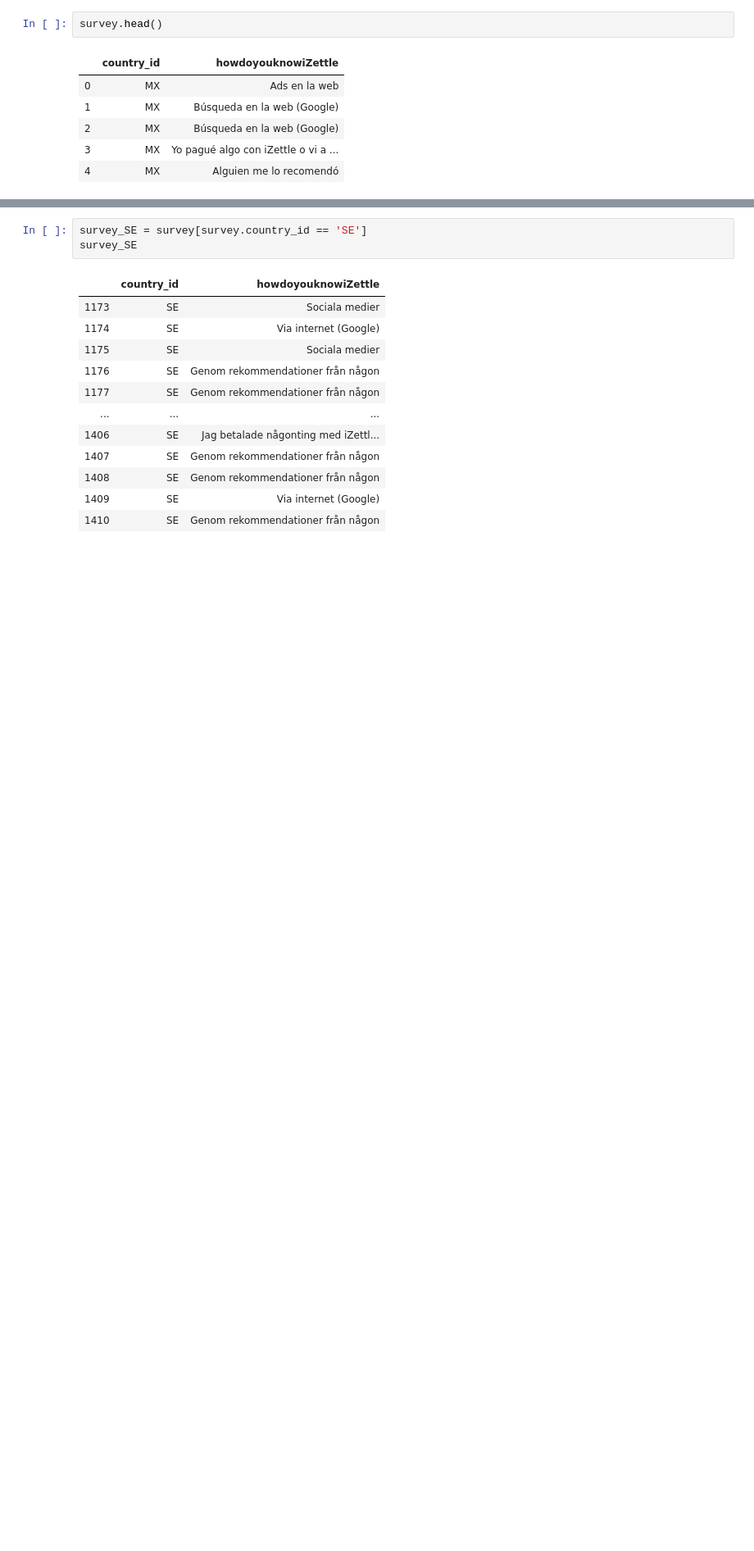
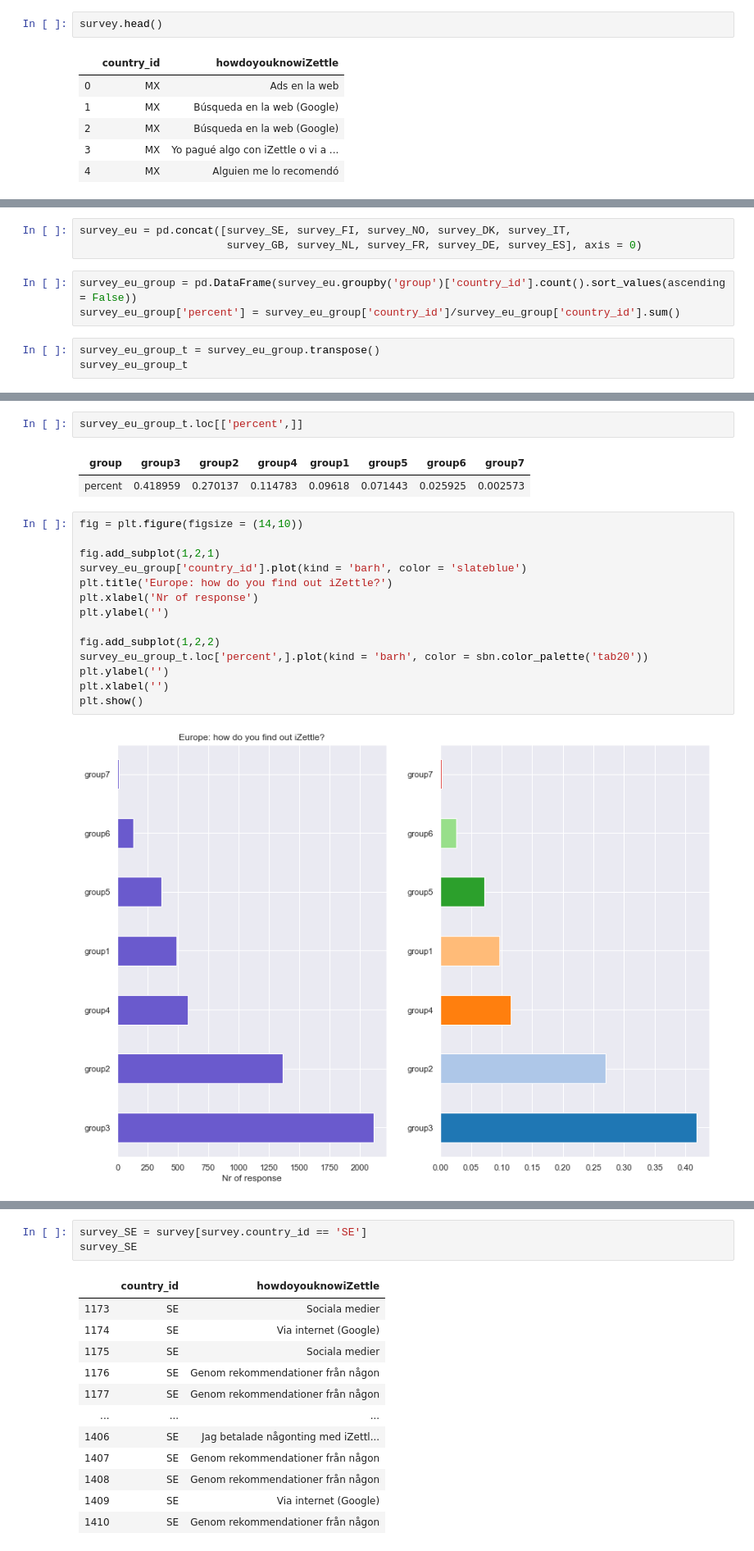
Before and after one commit to TrangTranNgoc/PrMarketingAttribution, a Jupyter notebook: survey_data/survey_data.ipynb, the cells around one changed output, grey strips where cells are left out. Shown at 82% size. Drawn from its saved outputs; the diff is of its cells as text; blank space fills up the shorter version.

```diff
--- a/survey_data/survey_data.ipynb
+++ b/survey_data/survey_data.ipynb
@@ -147,0 +150,9 @@ survey.head()
+# %%
+survey_eu = pd.concat([survey_SE, survey_FI, survey_NO, survey_DK, survey_IT,
+                       survey_GB, survey_NL, survey_FR, survey_DE, survey_ES], axis = 0)
+# %%
+survey_eu_group = pd.DataFrame(survey_eu.groupby('group')['country_id'].count().sort_values(ascending = False))
+survey_eu_group['percent'] = survey_eu_group['country_id']/survey_eu_group['country_id'].sum()
+# %%
+survey_eu_group_t = survey_eu_group.transpose()
+survey_eu_group_t
@@ -148 +163,22 @@ survey.head()
+# %%
+survey_eu_group_t.loc[['percent',]]
+# %% [output]
+| group | group3 | group2 | group4 | group1 | group5 | group6 | group7 |
+| percent | 0.418959 | 0.270137 | 0.114783 | 0.09618 | 0.071443 | 0.025925 | 0.002573 |
+# %%
+fig = plt.figure(figsize = (14,10))
+
+fig.add_subplot(1,2,1)
+survey_eu_group['country_id'].plot(kind = 'barh', color = 'slateblue')
+plt.title('Europe: how do you find out iZettle?')
+plt.xlabel('Nr of response')
+plt.ylabel('')
+
+fig.add_subplot(1,2,2)
+survey_eu_group_t.loc['percent',].plot(kind = 'barh', color = sbn.color_palette('tab20'))
+plt.ylabel('')
+plt.xlabel('')
+plt.show()
+# %% [output]
+[figure, added]
 # %% [markdown]
```
Also changed, not shown: parts of 16 cells of this notebook.
